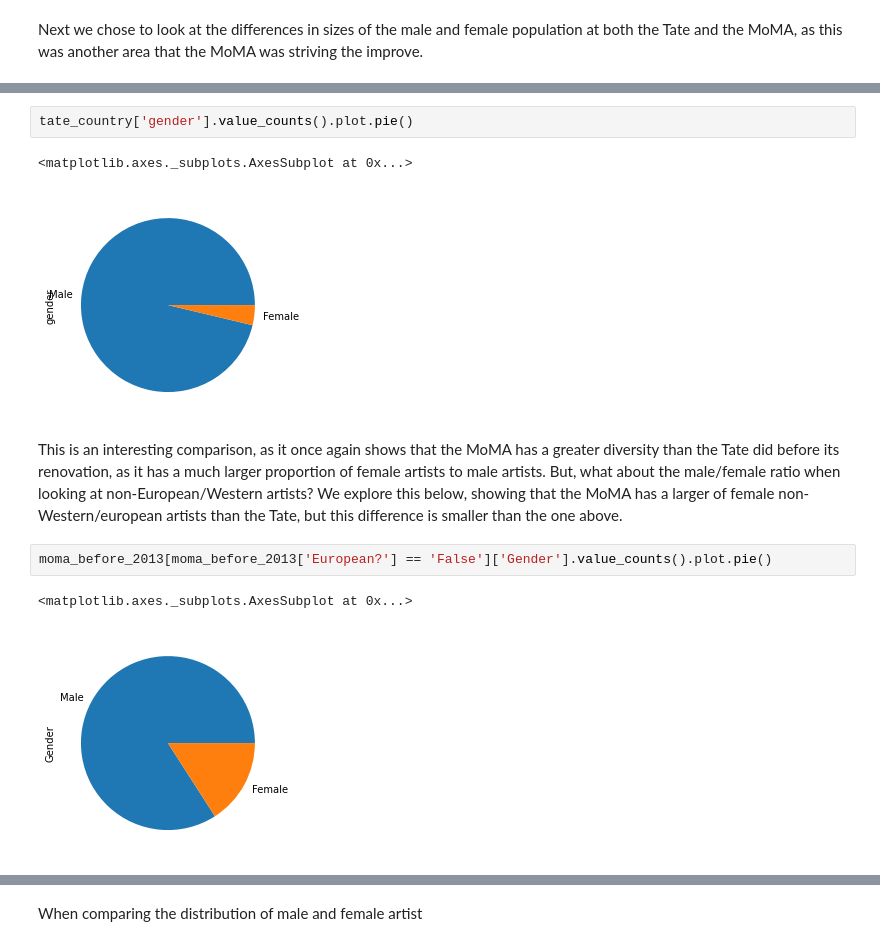
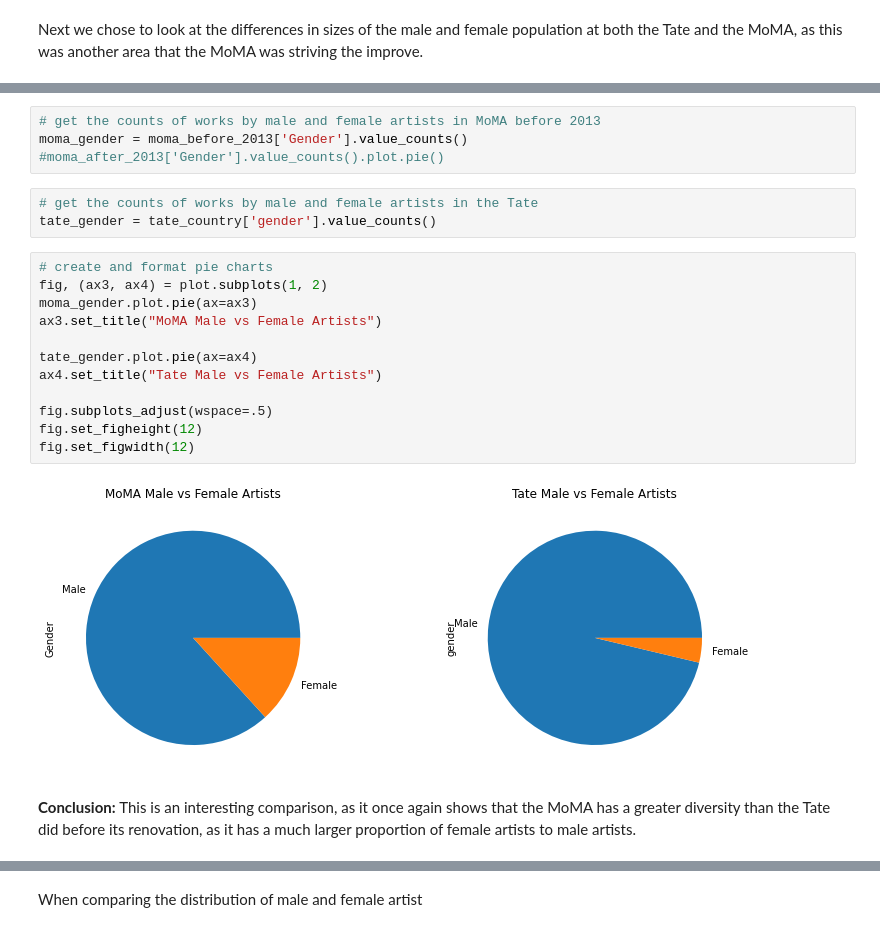
Before and after one commit to emily-oconnell/diversity-in-art-museums, a Jupyter notebook: worknotebook.ipynb, the cells around one changed output, grey strips where cells are left out. Drawn from its saved outputs; the diff is of its cells as text.

```diff
--- a/worknotebook.ipynb
+++ b/worknotebook.ipynb
@@ -509,12 +529,23 @@ moma_before_2013['Gender'].value_counts().plot.pie()
-# %%
-tate_country['gender'].value_counts().plot.pie()
-# %% [output]
-<matplotlib.axes._subplots.AxesSubplot at 0x...>
-[figure, removed]
+# %%
+# get the counts of works by male and female artists in MoMA before 2013
+moma_gender = moma_before_2013['Gender'].value_counts()
+#moma_after_2013['Gender'].value_counts().plot.pie()
+# %%
+# get the counts of works by male and female artists in the Tate
+tate_gender = tate_country['gender'].value_counts()
+# %%
+# create and format pie charts
+fig, (ax3, ax4) = plot.subplots(1, 2)
+moma_gender.plot.pie(ax=ax3)
+ax3.set_title("MoMA Male vs Female Artists")
+
+tate_gender.plot.pie(ax=ax4)
+ax4.set_title("Tate Male vs Female Artists")
+
+fig.subplots_adjust(wspace=.5)
+fig.set_figheight(12)
+fig.set_figwidth(12)
+# %% [output]
+[figure, added]
 # %% [markdown]
-This is an interesting comparison, as it once again shows that the MoMA has a greater diversity than the Tate did before its renovation, as it has a much larger proportion of female artists to male artists. But, what about the male/female ratio when looking at non-European/Western artists? We explore this below, showing that the MoMA has a larger of female non-Western/european artists than the Tate, but this difference is smaller than the one above.
+<strong> Conclusion: </strong>This is an interesting comparison, as it once again shows that the MoMA has a greater diversity than the Tate did before its renovation, as it has a much larger proportion of female artists to male artists.
-# %%
-moma_before_2013[moma_before_2013['European?'] == 'False']['Gender'].value_counts().plot.pie()
-# %% [output]
-<matplotlib.axes._subplots.AxesSubplot at 0x...>
-[figure, removed]
```
Also changed, not shown: parts of 43 cells of this notebook.
